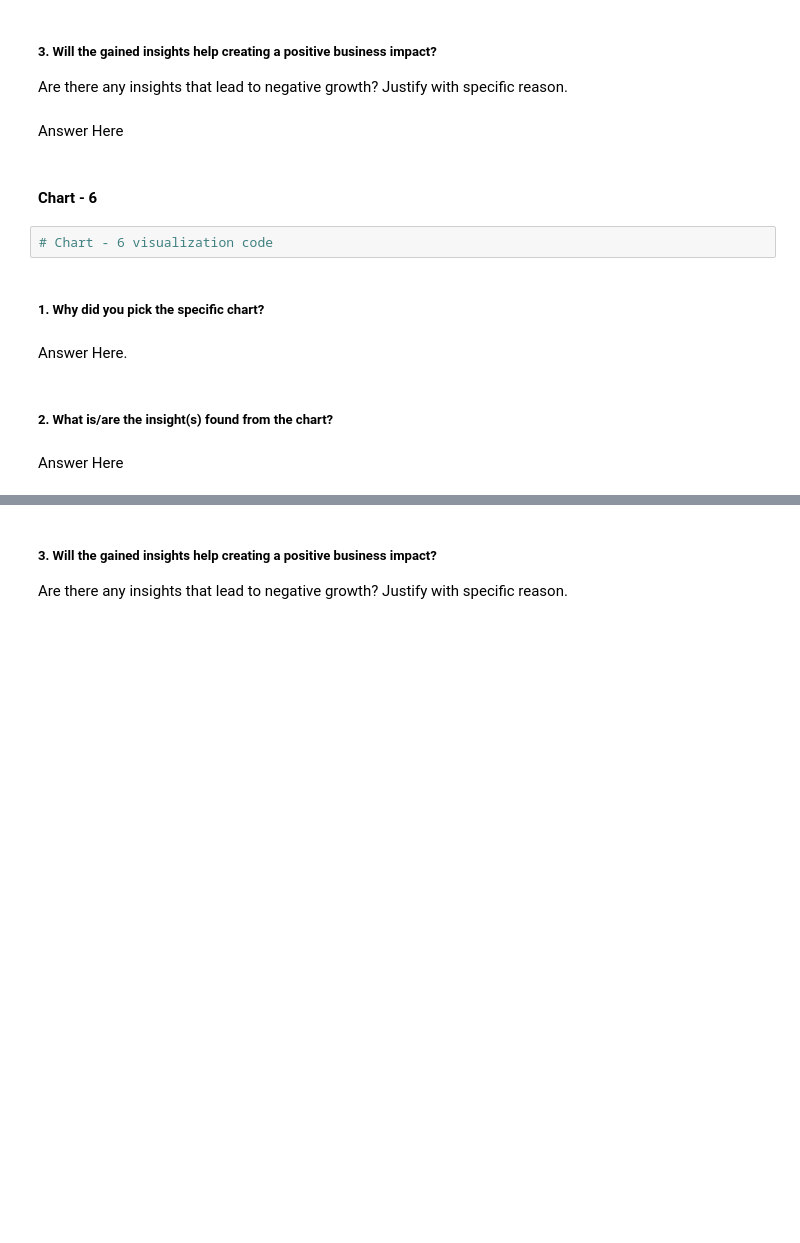
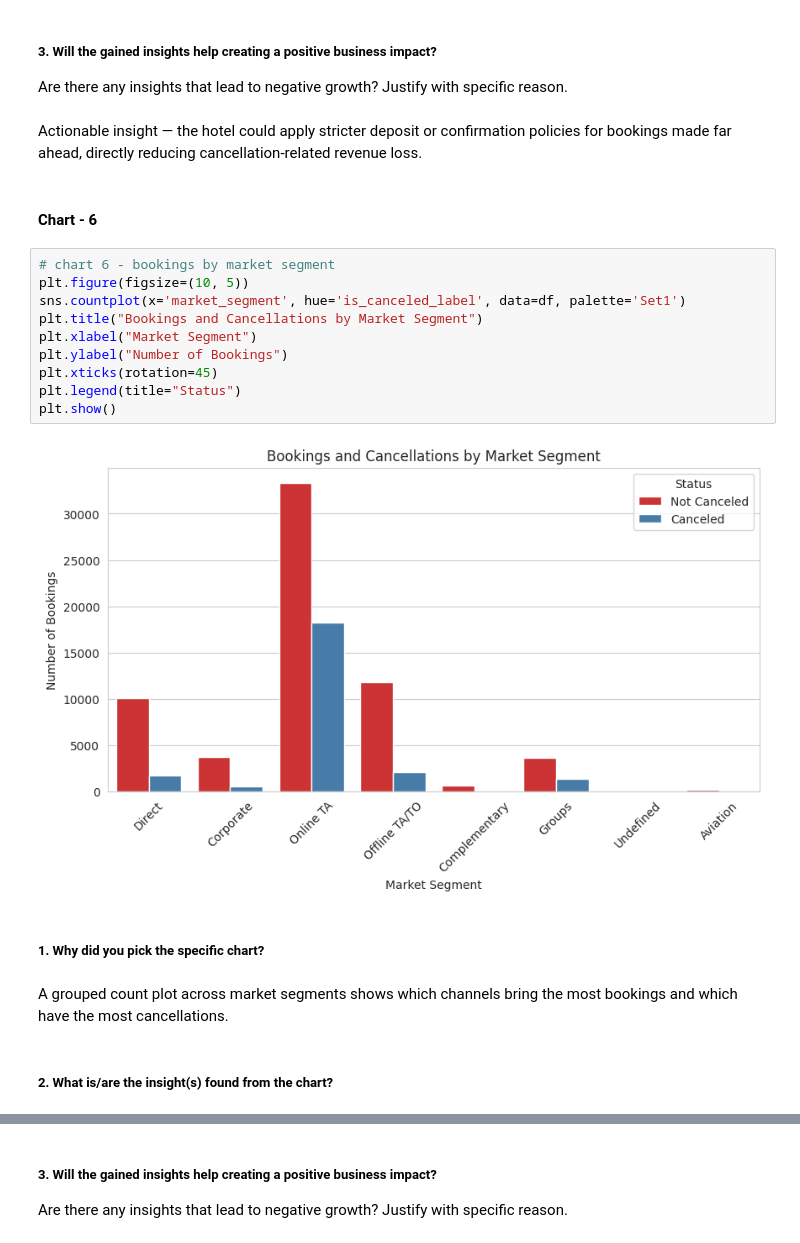
Before and after one commit to aayushaswal07/hotel-booking-eda, a Jupyter notebook: Hotel_Booking_Analysis_EDA.ipynb, the cells around one changed output, grey strips where cells are left out. Cells and saved outputs as stored; diff of their text form; blank space fills up the shorter version.

```diff
--- a/Hotel_Booking_Analysis_EDA.ipynb
+++ b/Hotel_Booking_Analysis_EDA.ipynb
@@ -423,17 +440,25 @@ Answer Here
 # %% [markdown]
 ##### 3. Will the gained insights help creating a positive business impact?
 Are there any insights that lead to negative growth? Justify with specific reason.
-# %% [markdown]
-Answer Here
+# %% [markdown]
+Actionable insight — the hotel could apply stricter deposit or confirmation policies for bookings made far ahead, directly reducing cancellation-related revenue loss.
 # %% [markdown]
 #### Chart - 6
-# %%
-# Chart - 6 visualization code
+# %%
+# chart 6 - bookings by market segment
+plt.figure(figsize=(10, 5))
+sns.countplot(x='market_segment', hue='is_canceled_label', data=df, palette='Set1')
+plt.title("Bookings and Cancellations by Market Segment")
+plt.xlabel("Market Segment")
+plt.ylabel("Number of Bookings")
+plt.xticks(rotation=45)
+plt.legend(title="Status")
+plt.show()
+# %% [output]
+[figure, added]
 # %% [markdown]
 ##### 1. Why did you pick the specific chart?
-# %% [markdown]
-Answer Here.
+# %% [markdown]
+ A grouped count plot across market segments shows which channels bring the most bookings and which have the most cancellations.
 # %% [markdown]
 ##### 2. What is/are the insight(s) found from the chart?
-# %% [markdown]
-Answer Here
```
Also changed, not shown: parts of 17 cells of this notebook.
